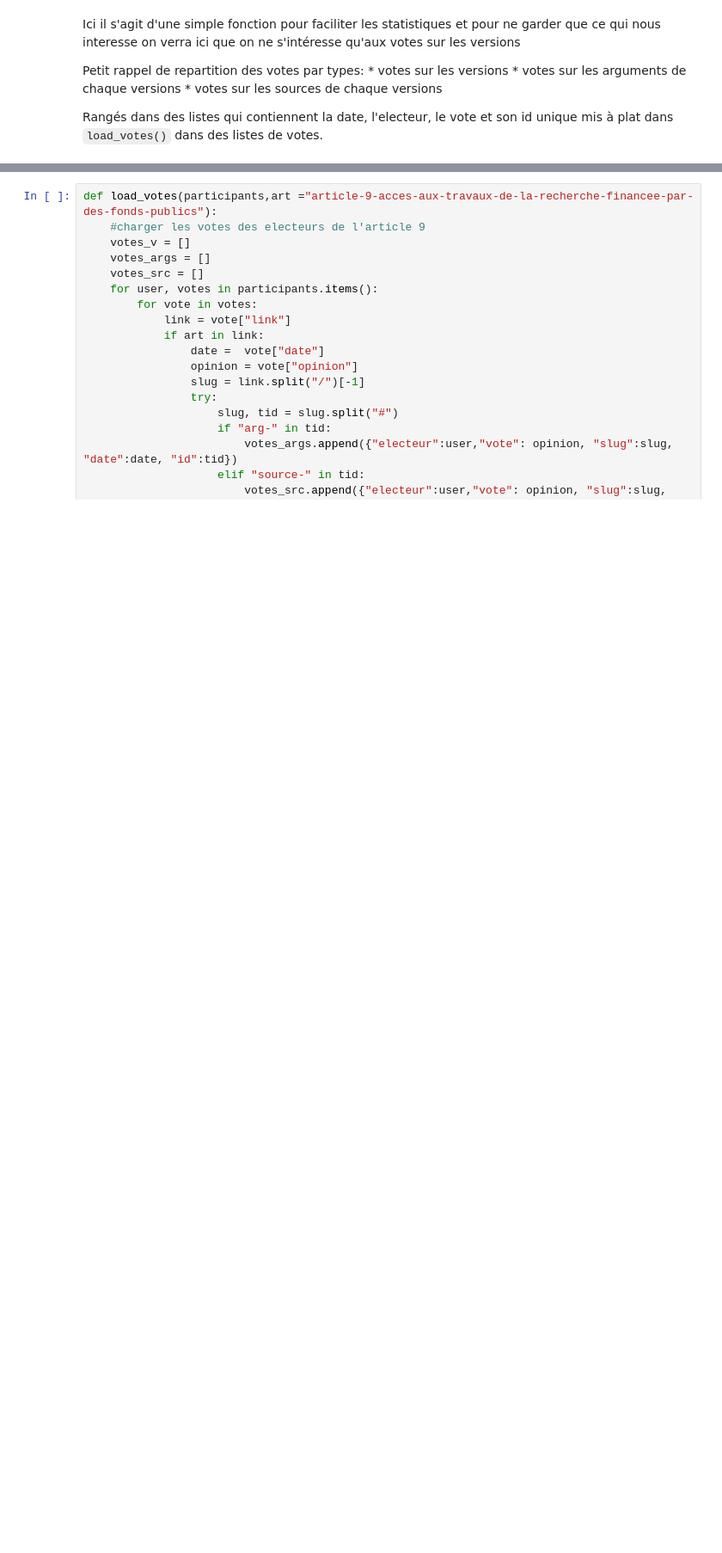
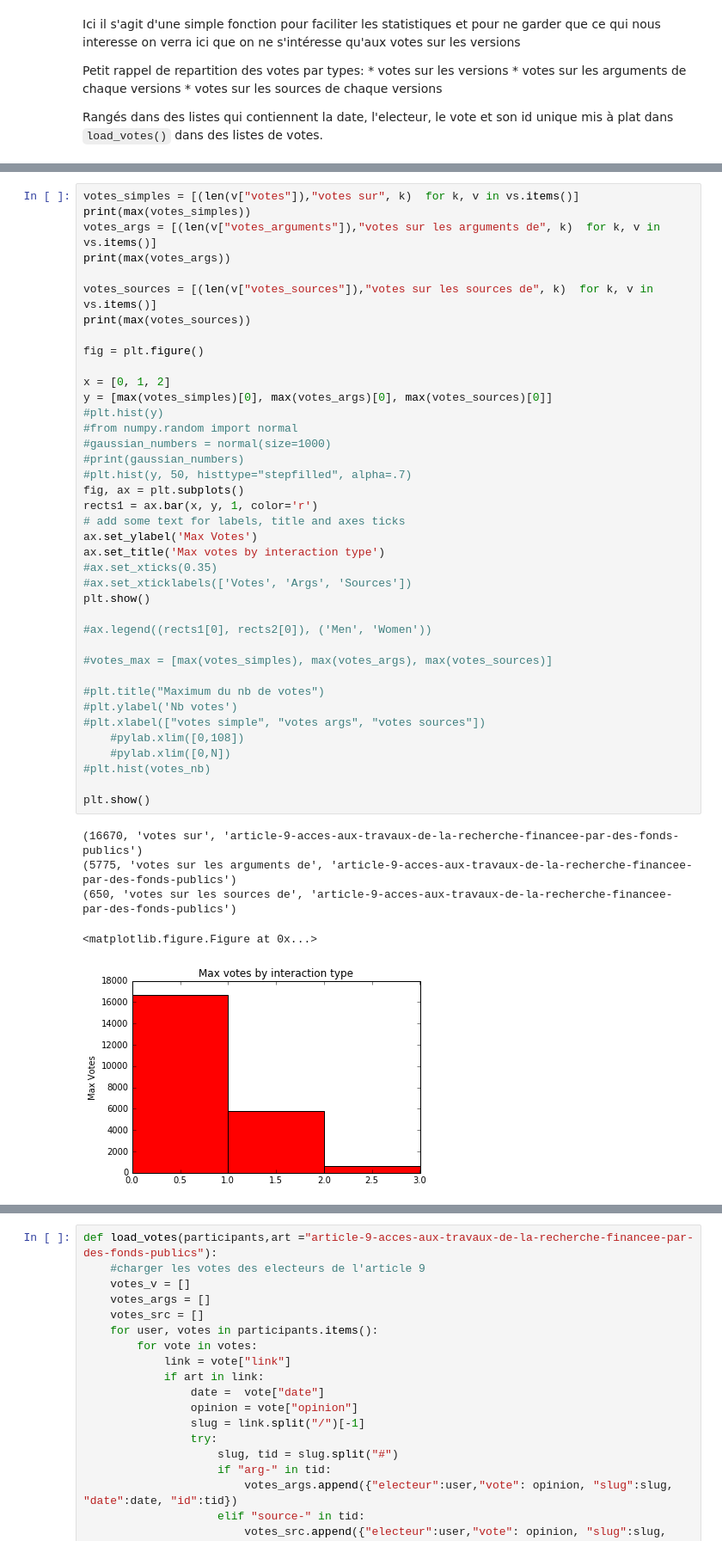
Before and after one commit to c24b/openscience4S, a Jupyter notebook: Cartographie des comportements des electeurs.ipynb, the cells around one changed output, grey strips where cells are left out. Shown: that part at 86% size. Cells and saved outputs as stored; diff of their text form; blank space fills up the shorter version.

```diff
--- a/Cartographie des comportements des electeurs.ipynb
+++ b/Cartographie des comportements des electeurs.ipynb
@@ -206,0 +289,45 @@ mis à plat dans `load_votes()` dans des listes de votes.
+# %%
+votes_simples = [(len(v["votes"]),"votes sur", k)  for k, v in vs.items()]
+print(max(votes_simples))
+votes_args = [(len(v["votes_arguments"]),"votes sur les arguments de", k)  for k, v in vs.items()]
+print(max(votes_args))
+
+votes_sources = [(len(v["votes_sources"]),"votes sur les sources de", k)  for k, v in vs.items()]
+print(max(votes_sources))
+
+fig = plt.figure()
+
+x = [0, 1, 2]
+y = [max(votes_simples)[0], max(votes_args)[0], max(votes_sources)[0]]
+#plt.hist(y)
+#from numpy.random import normal
+#gaussian_numbers = normal(size=1000)
+#print(gaussian_numbers)
+#plt.hist(y, 50, histtype="stepfilled", alpha=.7)
+fig, ax = plt.subplots()
+rects1 = ax.bar(x, y, 1, color='r')
+# add some text for labels, title and axes ticks
+ax.set_ylabel('Max Votes')
+ax.set_title('Max votes by interaction type')
+#ax.set_xticks(0.35)
+#ax.set_xticklabels(['Votes', 'Args', 'Sources'])
+plt.show()
+
+#ax.legend((rects1[0], rects2[0]), ('Men', 'Women'))
+
+#votes_max = [max(votes_simples), max(votes_args), max(votes_sources)]
+
+#plt.title("Maximum du nb de votes")
+#plt.ylabel('Nb votes')
+#plt.xlabel(["votes simple", "votes args", "votes sources"])
+    #pylab.xlim([0,108])
+    #pylab.xlim([0,N])
+#plt.hist(votes_nb)
+
+plt.show()
+# %% [output]
+(16670, 'votes sur', 'article-9-acces-aux-travaux-de-la-recherche-financee-par-des-fonds-publics')
+(5775, 'votes sur les arguments de', 'article-9-acces-aux-travaux-de-la-recherche-financee-par-des-fonds-publics')
+(650, 'votes sur les sources de', 'article-9-acces-aux-travaux-de-la-recherche-financee-par-des-fonds-publics')
+<matplotlib.figure.Figure at 0x...>
+[figure, added]
```
Also changed, not shown: parts of 23 cells of this notebook, 1 other file.
